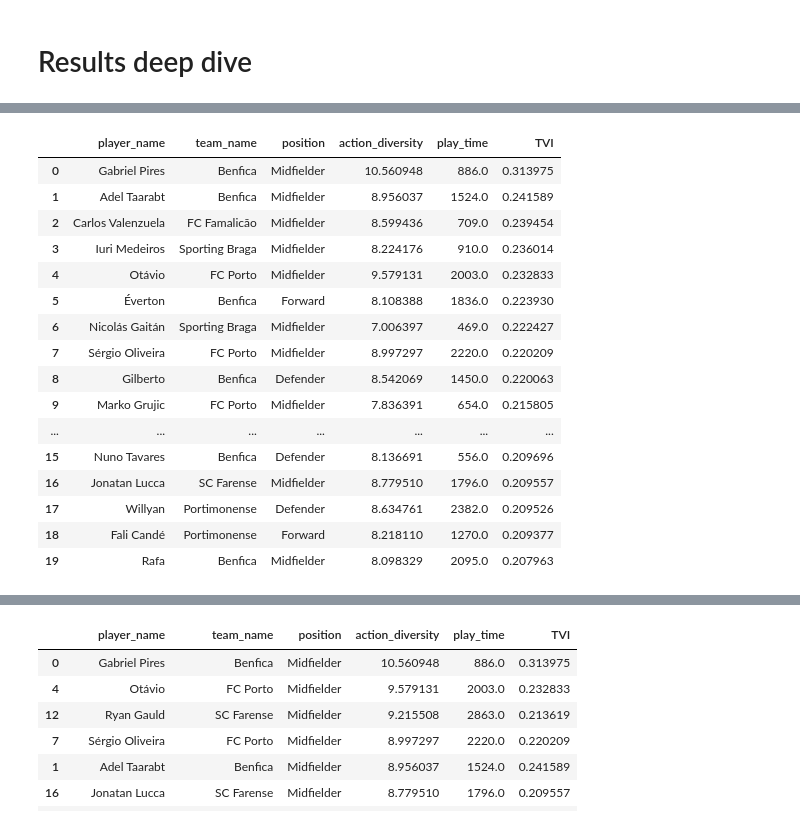
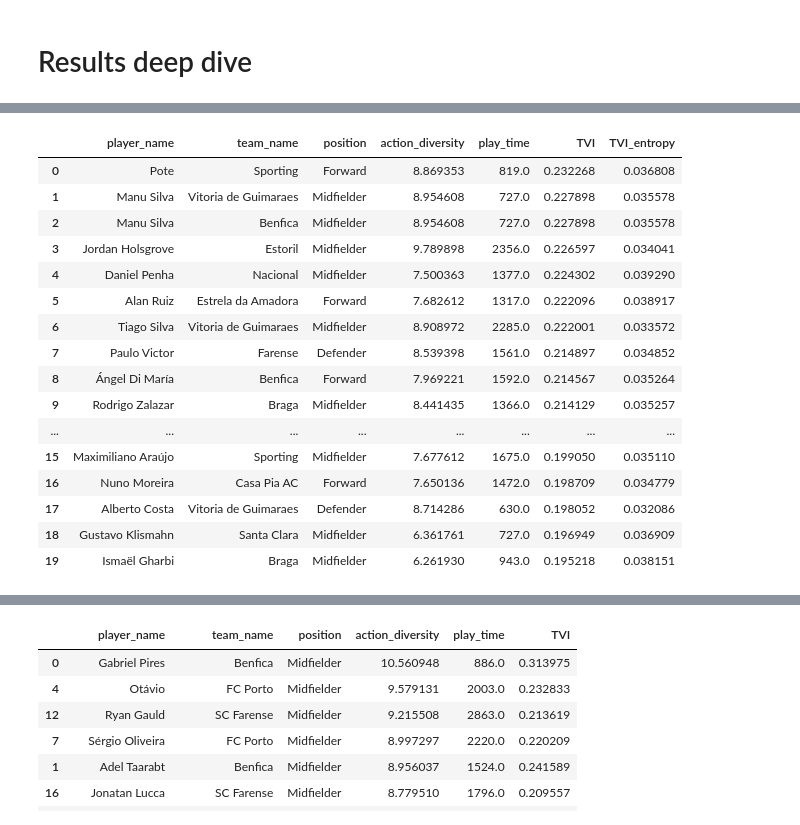
Before and after one commit to LuisSimoes17/TVI_footballindex, a Jupyter notebook: examples/tvi_exploration.ipynb, the cells around one changed output, grey strips where cells are left out. Saved outputs shown, nothing was run; the diff lists cells and outputs as text; code cells hidden in the pictures.

Commit message:
Entropy calculation validation

```diff
--- a/examples/tvi_exploration.ipynb
+++ b/examples/tvi_exploration.ipynb
@@ -131,0 +150,12 @@ aggregated_tvi
+# %%
+# 5. Add player names and filter
+print("Adding player names and filtering...")
+player_names = (
+    match_events[["player_id", "player", "team_id", "team"]].drop_duplicates().dropna()
+)
+player_names.rename(
+    columns={"player": "player_name", "team": "team_name"}, inplace=True
+)
+aggregated_tvi['player_id'] = aggregated_tvi['player_id'].astype(int)
+tvi_final = pd.merge(player_names, aggregated_tvi, on='player_id', how='right')
+tvi_final.head(20)
@@ -134,7 +183,7 @@ aggregated_tvi
 # %%
 # filter out players with small playing time
 time_threshold = 450 # minutes -> 5 full matches
-tvi_final_wNames_filtered = aggregated_tvi[aggregated_tvi['play_time'] > time_threshold]\
+tvi_final_wNames_filtered = tvi_final[tvi_final['play_time'] > time_threshold]\
   .sort_values('TVI', ascending=False).reset_index(drop=True)
 tvi_final_wNames_filtered.head(20)
 # %% [output]
@@ -158,20 +207,20 @@ tvi_final_wNames_filtered.head(20)
 # %%
-tvi_final_wNames_filtered[['player_name', 'team_name', 'position', 'action_diversity', 'play_time', 'TVI']].head(20)
+tvi_final_wNames_filtered[['player_name', 'team_name', 'position', 'action_diversity', 'play_time', 'TVI', 'TVI_entropy']].head(20)
 # %% [output]
-|  | player_name | team_name | position | action_diversity | play_time | TVI |
-| 0 | Gabriel Pires | Benfica | Midfielder | 10.560948 | 886.0 | 0.313975 |
-| 1 | Adel Taarabt | Benfica | Midfielder | 8.956037 | 1524.0 | 0.241589 |
-| 2 | Carlos Valenzuela | FC Famalicão | Midfielder | 8.599436 | 709.0 | 0.239454 |
-| 3 | Iuri Medeiros | Sporting Braga | Midfielder | 8.224176 | 910.0 | 0.236014 |
-| 4 | Otávio | FC Porto | Midfielder | 9.579131 | 2003.0 | 0.232833 |
-| 5 | Éverton | Benfica | Forward | 8.108388 | 1836.0 | 0.223930 |
-| 6 | Nicolás Gaitán | Sporting Braga | Midfielder | 7.006397 | 469.0 | 0.222427 |
-| 7 | Sérgio Oliveira | FC Porto | Midfielder | 8.997297 | 2220.0 | 0.220209 |
-| 8 | Gilberto | Benfica | Defender | 8.542069 | 1450.0 | 0.220063 |
-| 9 | Marko Grujic | FC Porto | Midfielder | 7.836391 | 654.0 | 0.215805 |
-| ... | ... | ... | ... | ... | ... | ... |
-| 15 | Nuno Tavares | Benfica | Defender | 8.136691 | 556.0 | 0.209696 |
-| 16 | Jonatan Lucca | SC Farense | Midfielder | 8.779510 | 1796.0 | 0.209557 |
-| 17 | Willyan | Portimonense | Defender | 8.634761 | 2382.0 | 0.209526 |
-| 18 | Fali Candé | Portimonense | Forward | 8.218110 | 1270.0 | 0.209377 |
-| 19 | Rafa | Benfica | Midfielder | 8.098329 | 2095.0 | 0.207963 |
+|  | player_name | team_name | position | action_diversity | play_time | TVI | TVI_entropy |
+| 0 | Pote | Sporting | Forward | 8.869353 | 819.0 | 0.232268 | 0.036808 |
+| 1 | Manu Silva | Vitoria de Guimaraes | Midfielder | 8.954608 | 727.0 | 0.227898 | 0.035578 |
+| 2 | Manu Silva | Benfica | Midfielder | 8.954608 | 727.0 | 0.227898 | 0.035578 |
+| 3 | Jordan Holsgrove | Estoril | Midfielder | 9.789898 | 2356.0 | 0.226597 | 0.034041 |
+| 4 | Daniel Penha | Nacional | Midfielder | 7.500363 | 1377.0 | 0.224302 | 0.039290 |
+| 5 | Alan Ruiz | Estrela da Amadora | Forward | 7.682612 | 1317.0 | 0.222096 | 0.038917 |
+| 6 | Tiago Silva | Vitoria de Guimaraes | Midfielder | 8.908972 | 2285.0 | 0.222001 | 0.033572 |
+| 7 | Paulo Victor | Farense | Defender | 8.539398 | 1561.0 | 0.214897 | 0.034852 |
+| 8 | Ángel Di María | Benfica | Forward | 7.969221 | 1592.0 | 0.214567 | 0.035264 |
+| 9 | Rodrigo Zalazar | Braga | Midfielder | 8.441435 | 1366.0 | 0.214129 | 0.035257 |
+| ... | ... | ... | ... | ... | ... | ... | ... |
+| 15 | Maximiliano Araújo | Sporting | Midfielder | 7.677612 | 1675.0 | 0.199050 | 0.035110 |
+| 16 | Nuno Moreira | Casa Pia AC | Forward | 7.650136 | 1472.0 | 0.198709 | 0.034779 |
+| 17 | Alberto Costa | Vitoria de Guimaraes | Defender | 8.714286 | 630.0 | 0.198052 | 0.032086 |
+| 18 | Gustavo Klismahn | Santa Clara | Midfielder | 6.361761 | 727.0 | 0.196949 | 0.036909 |
+| 19 | Ismaël Gharbi | Braga | Midfielder | 6.261930 | 943.0 | 0.195218 | 0.038151 |
```
Also changed, not shown: parts of 6 cells of this notebook, 1 other file.
